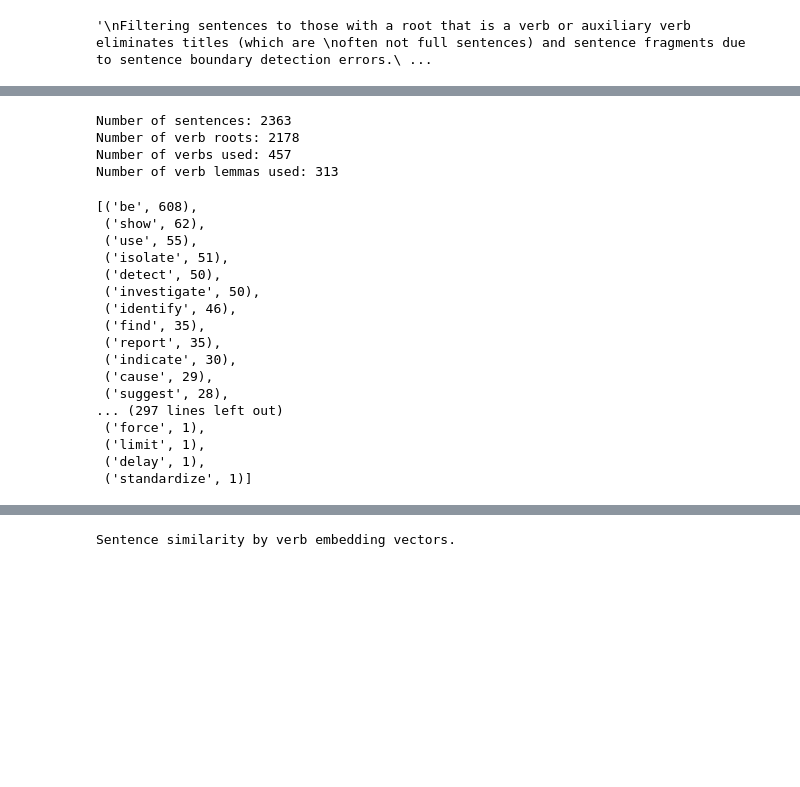
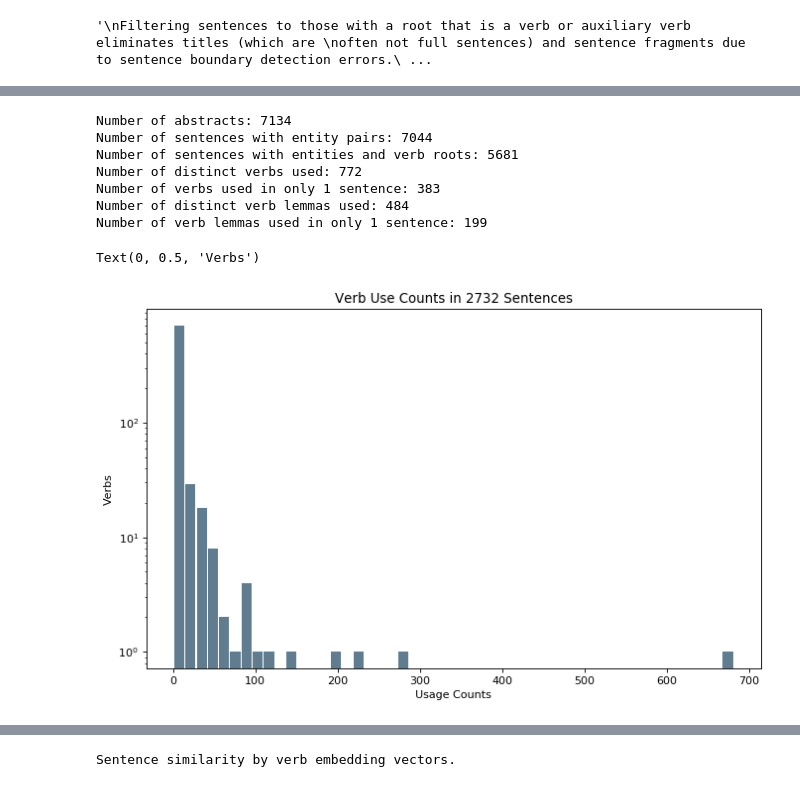
Before and after one commit to MAyars7/penemuu, a Jupyter notebook: penemuu_exploratory_verb_patterns.ipynb, the cells around one changed output, grey strips where cells are left out. Cells and saved outputs as stored; diff of their text form; code cells hidden in the pictures; blank space fills up the shorter version.

```diff
--- a/penemuu_exploratory_verb_patterns.ipynb
+++ b/penemuu_exploratory_verb_patterns.ipynb
@@ -214,35 +193,39 @@ in ADP
 # %%
-print("Number of sentences: %d" % len(full_sentences))
+print("Number of abstracts: %d" % len(corpus.text_passages))
 
-print("Number of verb roots: %d" % len(verbs_used))
+print("Number of sentences with entity pairs: %d" % len(sentences_with_entities))
+
+print("Number of sentences with entities and verb roots: %d" % len(verbs_used))
 
 counted_verbs_used = Counter(verbs_used).most_common()
-print("Number of verbs used: %d" % len(counted_verbs_used))
+print("Number of distinct verbs used: %d" % len(counted_verbs_used))
 
+verbs_used_once = ([i for i in counted_verbs_used if i[1] == 1])
+print("Number of verbs used in only 1 sentence: %d" % len(verbs_used_once))
 counted_verb_lemmas_used = Counter(verb_lemmas_used).most_common()
-print("Number of verb lemmas used: %d" % len(counted_verb_lemmas_used))
+print("Number of distinct verb lemmas used: %d" % len(counted_verb_lemmas_used))
+
+lemmas_used_once = ([i for i in counted_verb_lemmas_used if i[1] == 1])
+print("Number of verb lemmas used in only 1 sentence: %d" % len(lemmas_used_once))
 # %% [output]
-Number of sentences: 2363
-Number of verb roots: 2178
-Number of verbs used: 457
-Number of verb lemmas used: 313
+Number of abstracts: 7134
+Number of sentences with entity pairs: 7044
+Number of sentences with entities and verb roots: 5681
+Number of distinct verbs used: 772
+Number of verbs used in only 1 sentence: 383
+Number of distinct verb lemmas used: 484
+Number of verb lemmas used in only 1 sentence: 199
-# %%
-counted_verb_lemmas_used
-# %% [output]
-[('be', 608),
- ('show', 62),
- ('use', 55),
- ('isolate', 51),
- ('detect', 50),
- ('investigate', 50),
- ('identify', 46),
- ('find', 35),
- ('report', 35),
- ('indicate', 30),
- ('cause', 29),
- ('suggest', 28),
-... (297 lines left out)
- ('force', 1),
- ('limit', 1),
- ('delay', 1),
- ('standardize', 1)]
+# %%
+counted_verb_array = np.array(counted_verbs_used)
+counted_verb_series = pd.Series([int(i) for i in counted_verb_array[:, 1]])
+
+fig=plt.figure(figsize=(10, 6), dpi= 80, facecolor='w', edgecolor='k')
+counted_verb_series.plot.hist(grid=False, bins=50, rwidth=0.9,
+                   color='#607c8e')
+plt.title('Verb Use Counts in 2732 Sentences')
+plt.yscale('log')
+plt.xlabel('Usage Counts')
+plt.ylabel('Verbs')
+# %% [output]
+Text(0, 0.5, 'Verbs')
+[figure, added]
```
Also changed, not shown: parts of 34 cells of this notebook, 3 other files.
